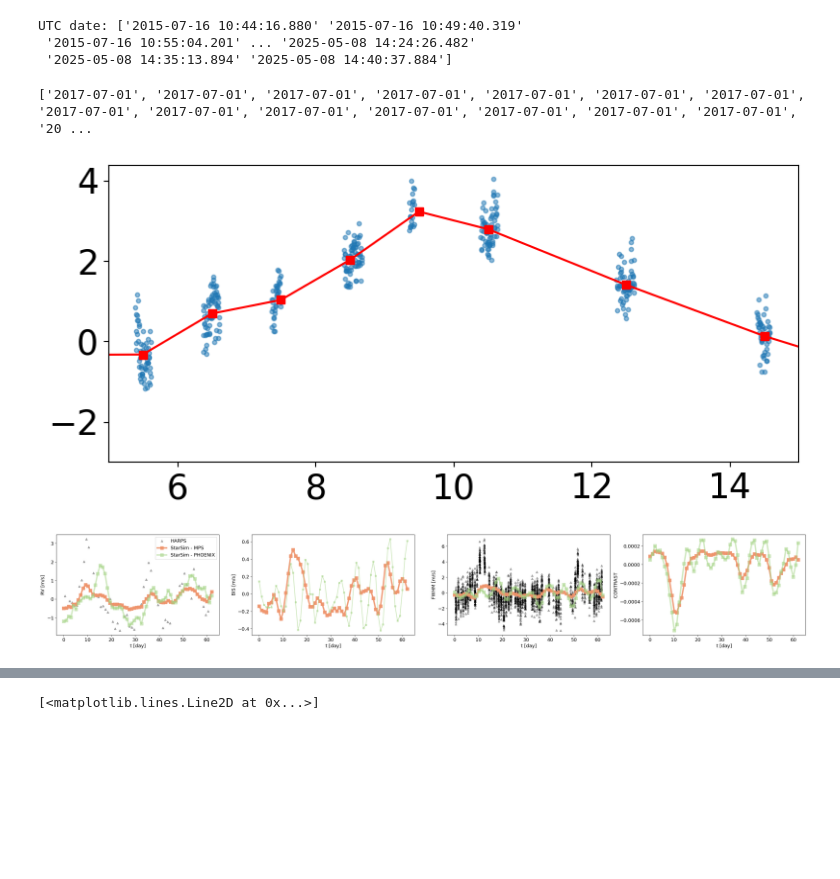
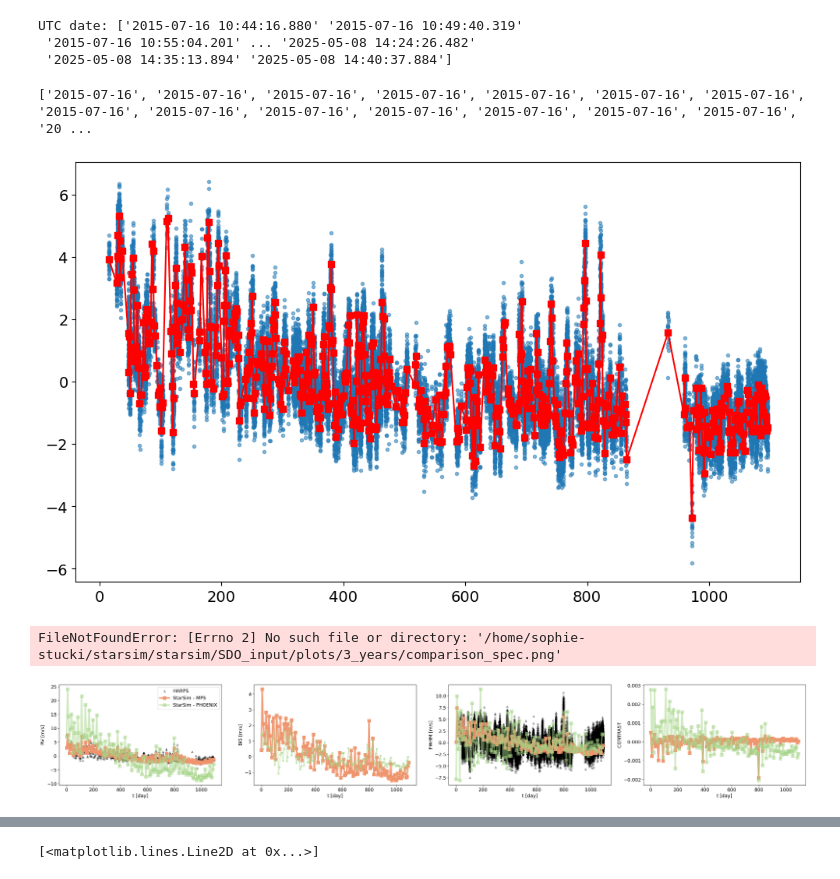
Before and after one commit to sophiestucki/starsim, a Jupyter notebook: codes+tests/test_harps.ipynb, the cells around one changed output, grey strips where cells are left out. Cells and saved outputs as stored; diff of their text form; code cells hidden in the pictures; blank space fills up the shorter version.

```diff
--- a/codes+tests/test_harps.ipynb
+++ b/codes+tests/test_harps.ipynb
@@ -45,5 +12,5 @@ import pandas as pd
 # %%
-data = pd.read_csv('/home/sophie-stucki/Downloads/2015-2025/2015-2025/harpn_sun_release_timeseries_2015-2025.csv')
+data = pd.read_csv('/home/sophie-stucki/starsim/starsim/SDO_input/2015-2025/2015-2025/harpn_sun_release_timeseries_2015-2025.csv')
 # %%
 date = Time(np.array(data.bjd), format='jd', scale='tdb')
 arg_sort = date.argsort()
@@ -68,8 +35,8 @@ UTC date: ['2015-07-16 10:44:16.880' '2015-07-16 10:49:40.319'
  '2015-07-16 10:55:04.201' ... '2025-05-08 14:24:26.482'
  '2025-05-08 14:35:13.894' '2025-05-08 14:40:37.884']
 # %%
-start_time = j.gcal2jd(2017,7,1)[1] + 2400000.5
-end_time = j.gcal2jd(2017,9,1)[1] + 2400000.5
+start_time = j.gcal2jd(2015,7,1)[1] + 2400000.5
+end_time = j.gcal2jd(2018,7,1)[1] + 2400000.5
 
 date_harps = []
 date_harps_fits = []
@@ -92,7 +59,7 @@ for i in range(len(date)):
 
 print(date_harps_fits)
 # %% [output]
-['2017-07-01', '2017-07-01', '2017-07-01', '2017-07-01', '2017-07-01', '2017-07-01', '2017-07-01', '2017-07-01', '2017-07-01', '2017-07-01', '2017-07-01', '2017-07-01', '2017-07-01', '2017-07-01', '20 ...
+['2015-07-16', '2015-07-16', '2015-07-16', '2015-07-16', '2015-07-16', '2015-07-16', '2015-07-16', '2015-07-16', '2015-07-16', '2015-07-16', '2015-07-16', '2015-07-16', '2015-07-16', '2015-07-16', '20 ...
 # %%
 data_test = pd.DataFrame({'date': date_harps_fits,
              'rv': rv_harps,
@@ -110,43 +77,49 @@ days_daily_avg = [(Time(str(day) + ' 00:00:00.000', format='iso') - start_time).
 # %%
 plt.plot(days_harps, rv_harps - np.mean(rv_harps), '.', alpha=0.5)
 plt.plot(days_daily_avg, daily_avg.rv - np.mean(daily_avg.rv), 'sr-')
-plt.xlim(5,15)
+# plt.xlim(5,15)
 plt.show()
+np.savetxt('/home/sophie-stucki/Documents/starsim_simulations/harps/harps_rv_daily_averaged.txt', [days_daily_avg,  daily_avg.rv])
 
 # plt.plot(daily_avg.date, daily_avg.bis - np.mean(daily_avg.bis), 'r')
 # plt.plot(date_harps, bis_harps - np.mean(bis_harps), '.')
 
 # plt.show()
 
 # plt.plot(daily_avg.date, daily_avg.fwhm - np.mean(daily_avg.fwhm), 'r')
 # plt.plot(date_harps, fwhm_harps - np.mean(fwhm_harps), '.')
 
 # plt.show()
 
 # plt.plot(daily_avg.date, daily_avg.contrast - np.mean(daily_avg.contrast), 'r')
 # plt.plot(date_harps, contrast_harps - np.mean(contrast_harps), '.')
 
 # plt.show()
 # %% [output]
-[figure, old version]
+[figure, new version]
 # %%
-rv_simu_mps = np.loadtxt('/home/sophie-stucki/starsim/starsim/SDO_input/flux_output/rv_test_mps.txt')
-rv_simu_phoenix = np.loadtxt('/home/sophie-stucki/starsim/starsim/SDO_input/flux_output/rv_test_phoenix.txt')
+folder = '3_years'
+rv_simu_mps = np.loadtxt('/home/sophie-stucki/starsim/starsim/SDO_input/flux_output/{}/rv_test_mps.txt'.format(folder))
+rv_simu_phoenix = np.loadtxt('/home/sophie-stucki/starsim/starsim/SDO_input/flux_output/{}/rv_test_phoenix.txt'.format(folder))
+# rv_simu_stagger = np.loadtxt('/home/sophie-stucki/starsim/starsim/SDO_input/flux_output/{}/rv_test_stagger.txt'.format(folder))
 
-bis_simu_mps = np.loadtxt('/home/sophie-stucki/starsim/starsim/SDO_input/flux_output/bis_test_mps.txt')
-bis_simu_phoenix = np.loadtxt('/home/sophie-stucki/starsim/starsim/SDO_input/flux_output/bis_test_phoenix.txt')
 
-fwhm_simu_mps = np.loadtxt('/home/sophie-stucki/starsim/starsim/SDO_input/flux_output/fwhm_test_mps.txt')
-fwhm_simu_phoenix = np.loadtxt('/home/sophie-stucki/starsim/starsim/SDO_input/flux_output/fwhm_test_phoenix.txt')
+bis_simu_mps = np.loadtxt('/home/sophie-stucki/starsim/starsim/SDO_input/flux_output/{}/bis_test_mps.txt'.format(folder))
+bis_simu_phoenix = np.loadtxt('/home/sophie-stucki/starsim/starsim/SDO_input/flux_output/{}/bis_test_phoenix.txt'.format(folder))
 
-cont_simu_mps = np.loadtxt('/home/sophie-stucki/starsim/starsim/SDO_input/flux_output/cont_test_mps.txt')
-cont_simu_phoenix = np.loadtxt('/home/sophie-stucki/starsim/starsim/SDO_input/flux_output/cont_test_phoenix.txt')
+fwhm_simu_mps = np.loadtxt('/home/sophie-stucki/starsim/starsim/SDO_input/flux_output/{}/fwhm_test_mps.txt'.format(folder))
+fwhm_simu_phoenix = np.loadtxt('/home/sophie-stucki/starsim/starsim/SDO_input/flux_output/{}/fwhm_test_phoenix.txt'.format(folder))
+
+cont_simu_mps = np.loadtxt('/home/sophie-stucki/starsim/starsim/SDO_input/flux_output/{}/cont_test_mps.txt'.format(folder))
+cont_simu_phoenix = np.loadtxt('/home/sophie-stucki/starsim/starsim/SDO_input/flux_output/{}/cont_test_phoenix.txt'.format(folder))
 
 racoon_rv = pd.read_csv('/home/sophie-stucki/Documents/starsim_simulations/harps/rv.csv')
 racoon_mps_rv = pd.read_csv('/home/sophie-stucki/Documents/starsim_simulations/harps/rv_mps_racoon.csv')
 
-
-days_simu = np.linspace(0, 62, 62)
+day_step = 7
+# days_simu = np.loadtxt('/home/sophie-stucki/starsim/starsim/SDO_input/maps_satire/time.txt')
+days_simu = days_simu = np.append(np.arange(57) * day_step, np.arange(58,157) * day_step)
+# days_simu = range(365)
 
 
 plt.rcParams['font.size'] = 13
@@ -179,11 +152,12 @@ axs[3].set_xlabel('t [day]')
 axs[3].set_ylabel('CONTRAST')
 
 axs[0].legend()
-plt.savefig('/home/sophie-stucki/starsim/starsim/SDO_input/plots/comparison_spec.png',  dpi=300, bbox_inches='tight')
-# plt.savefig('/home/sophie-stucki/starsim/starsim/SDO_input/plots/comparison_spec_mean.png',  dpi=300, bbox_inches='tight')
+plt.savefig('/home/sophie-stucki/starsim/starsim/SDO_input/plots/{}/comparison_spec.png'.format(folder),  dpi=300, bbox_inches='tight')
+# plt.savefig('/home/sophie-stucki/starsim/starsim/SDO_input/plots/{}/comparison_spec_mean.png'.format(folder),  dpi=300, bbox_inches='tight')
 
 
 plt.show()
 # %% [output]
+FileNotFoundError: [Errno 2] No such file or directory: '/home/sophie-stucki/starsim/starsim/SDO_input/plots/3_years/comparison_spec.png'
-[figure, old version]
+[figure, new version]
 # %%
```
Also changed, not shown: parts of 12 cells of this notebook, 21 other files.
